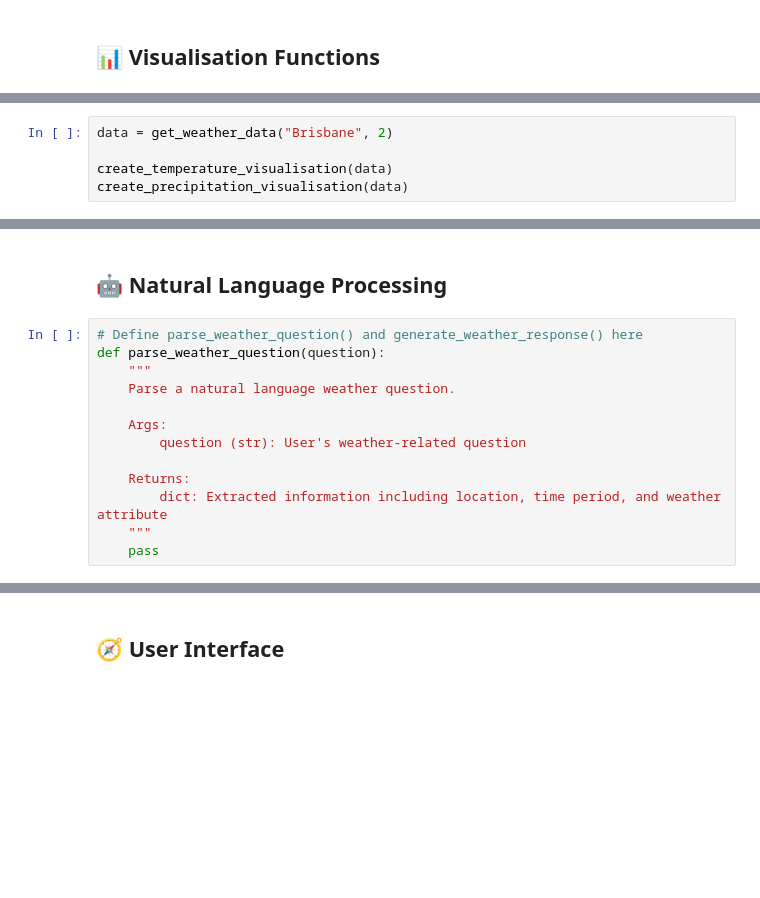
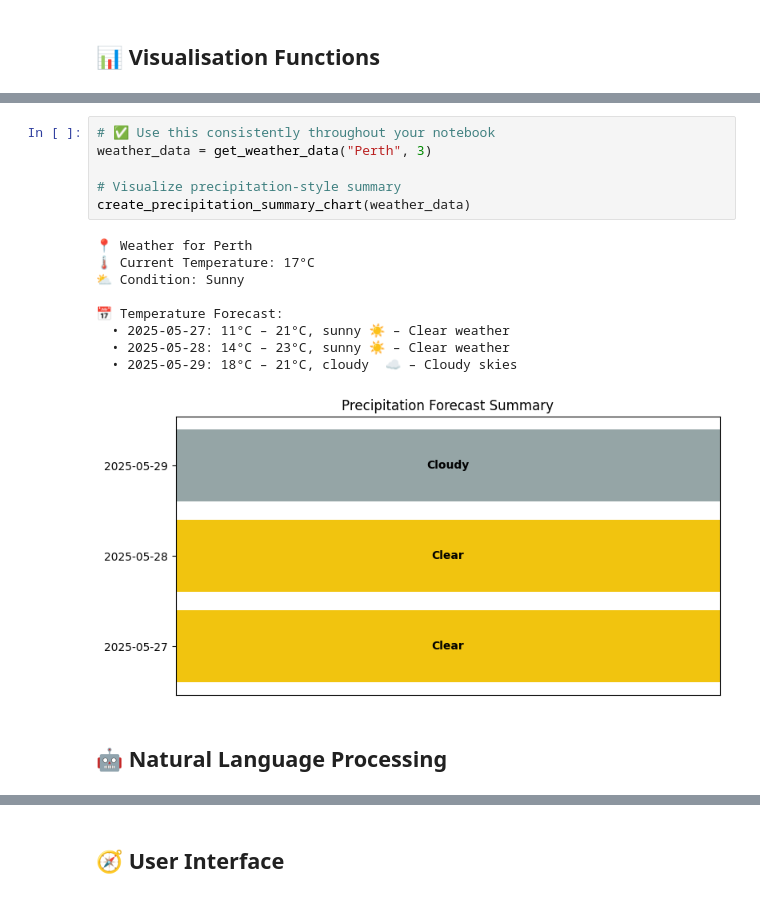
Before and after one commit to helloyaz/weatherwise_Yasmine_Kyaw_19473235, a Jupyter notebook: weatherwise_Yasmine_Kyaw_19473235_starter_notebook.ipynb, the cells around one changed output, grey strips where cells are left out. Cells and saved outputs as stored; diff of their text form; blank space fills up the shorter version.

```diff
--- a/weatherwise_Yasmine_Kyaw_19473235_starter_notebook.ipynb
+++ b/weatherwise_Yasmine_Kyaw_19473235_starter_notebook.ipynb
@@ -174,5 +210,0 @@ def create_temperature_visualisation(weather_data, output_type='display'):
-# %%
-data = get_weather_data("Brisbane", 2)
-
-create_temperature_visualisation(data)
-create_precipitation_visualisation(data)
@@ -245,15 +295,18 @@ describe_precipitation_forecast(data)
+# %%
+# ✅ Use this consistently throughout your notebook
+weather_data = get_weather_data("Perth", 3)
+
+# Visualize precipitation-style summary
+create_precipitation_summary_chart(weather_data)
+# %% [output]
+📍 Weather for Perth
+🌡️ Current Temperature: 17°C
+⛅ Condition: Sunny
+
+📅 Temperature Forecast:
+  • 2025-05-27: 11°C – 21°C, sunny ☀️ – Clear weather
+  • 2025-05-28: 14°C – 23°C, sunny ☀️ – Clear weather
+  • 2025-05-29: 18°C – 21°C, cloudy  ☁️ – Cloudy skies
+[figure, added]
 # %% [markdown]
 ## 🤖 Natural Language Processing
-# %%
-# Define parse_weather_question() and generate_weather_response() here
-def parse_weather_question(question):
-    """
-    Parse a natural language weather question.
-
-    Args:
-        question (str): User's weather-related question
-
-    Returns:
-        dict: Extracted information including location, time period, and weather attribute
-    """
-    pass
```
Also changed, not shown: parts of 12 cells of this notebook.
